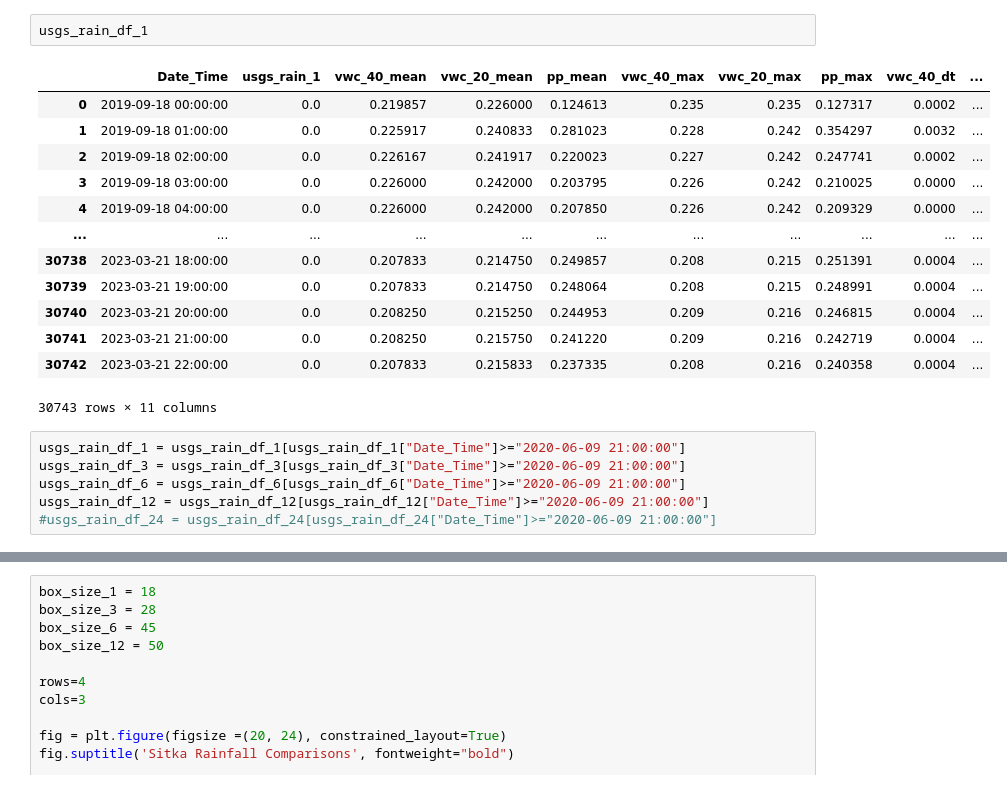
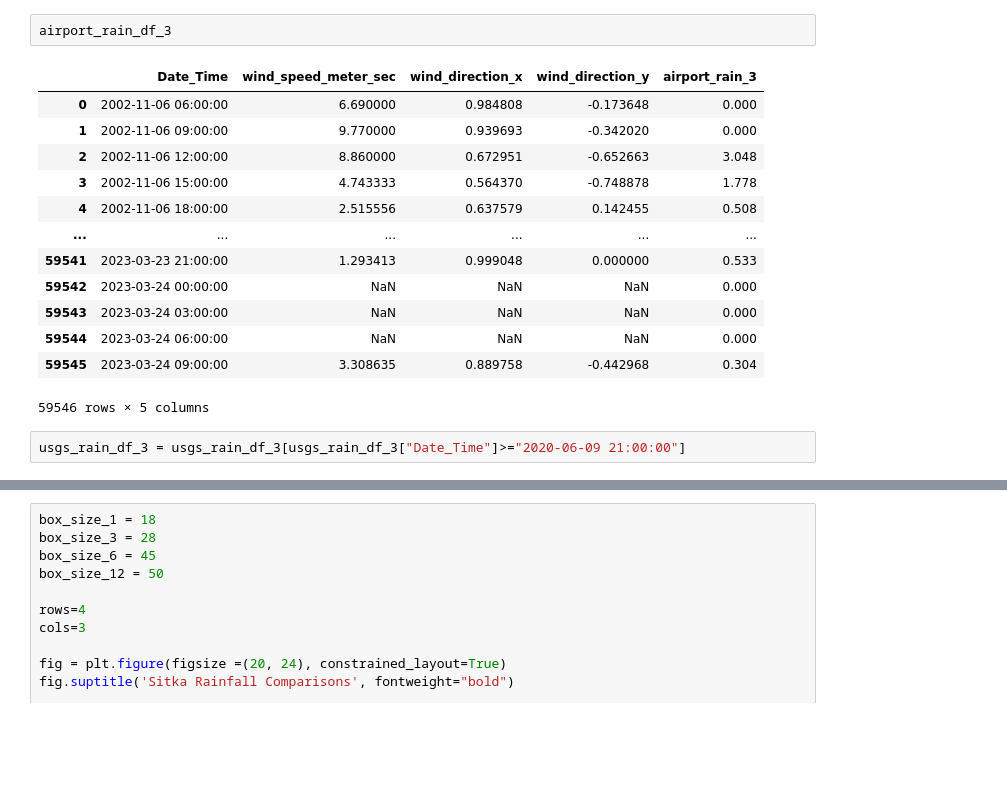
Before and after one commit to jsheppar/LSTM-Multistep-Prediction, a Jupyter notebook: rainfall_comparison.ipynb, the cells around one changed output, grey strips where cells are left out. Saved outputs shown, nothing was run; the diff lists cells and outputs as text; blank space fills up the shorter version.

```diff
--- a/rainfall_comparison.ipynb
+++ b/rainfall_comparison.ipynb
@@ -86,23 +35,19 @@ usgs_rain_df_12.rename({'Sitka_waterPressure_psig_sp2_60cm_dt': 'pp_dt'}, axis='
 # %%
-usgs_rain_df_1
+airport_rain_df_3
 # %% [output]
-|  | Date_Time | usgs_rain_1 | vwc_40_mean | vwc_20_mean | pp_mean | vwc_40_max | vwc_20_max | pp_max | vwc_40_dt | ... |
-| 0 | 2019-09-18 00:00:00 | 0.0 | 0.219857 | 0.226000 | 0.124613 | 0.235 | 0.235 | 0.127317 | 0.0002 | ... |
-| 1 | 2019-09-18 01:00:00 | 0.0 | 0.225917 | 0.240833 | 0.281023 | 0.228 | 0.242 | 0.354297 | 0.0032 | ... |
-| 2 | 2019-09-18 02:00:00 | 0.0 | 0.226167 | 0.241917 | 0.220023 | 0.227 | 0.242 | 0.247741 | 0.0002 | ... |
-| 3 | 2019-09-18 03:00:00 | 0.0 | 0.226000 | 0.242000 | 0.203795 | 0.226 | 0.242 | 0.210025 | 0.0000 | ... |
-| 4 | 2019-09-18 04:00:00 | 0.0 | 0.226000 | 0.242000 | 0.207850 | 0.226 | 0.242 | 0.209329 | 0.0000 | ... |
-| ... | ... | ... | ... | ... | ... | ... | ... | ... | ... | ... |
-| 30738 | 2023-03-21 18:00:00 | 0.0 | 0.207833 | 0.214750 | 0.249857 | 0.208 | 0.215 | 0.251391 | 0.0004 | ... |
-| 30739 | 2023-03-21 19:00:00 | 0.0 | 0.207833 | 0.214750 | 0.248064 | 0.208 | 0.215 | 0.248991 | 0.0004 | ... |
-| 30740 | 2023-03-21 20:00:00 | 0.0 | 0.208250 | 0.215250 | 0.244953 | 0.209 | 0.216 | 0.246815 | 0.0004 | ... |
-| 30741 | 2023-03-21 21:00:00 | 0.0 | 0.208250 | 0.215750 | 0.241220 | 0.209 | 0.216 | 0.242719 | 0.0004 | ... |
-| 30742 | 2023-03-21 22:00:00 | 0.0 | 0.207833 | 0.215833 | 0.237335 | 0.208 | 0.216 | 0.240358 | 0.0004 | ... |
+|  | Date_Time | wind_speed_meter_sec | wind_direction_x | wind_direction_y | airport_rain_3 |
+| 0 | 2002-11-06 06:00:00 | 6.690000 | 0.984808 | -0.173648 | 0.000 |
+| 1 | 2002-11-06 09:00:00 | 9.770000 | 0.939693 | -0.342020 | 0.000 |
+| 2 | 2002-11-06 12:00:00 | 8.860000 | 0.672951 | -0.652663 | 3.048 |
+| 3 | 2002-11-06 15:00:00 | 4.743333 | 0.564370 | -0.748878 | 1.778 |
+| 4 | 2002-11-06 18:00:00 | 2.515556 | 0.637579 | 0.142455 | 0.508 |
+| ... | ... | ... | ... | ... | ... |
+| 59541 | 2023-03-23 21:00:00 | 1.293413 | 0.999048 | 0.000000 | 0.533 |
+| 59542 | 2023-03-24 00:00:00 | NaN | NaN | NaN | 0.000 |
+| 59543 | 2023-03-24 03:00:00 | NaN | NaN | NaN | 0.000 |
+| 59544 | 2023-03-24 06:00:00 | NaN | NaN | NaN | 0.000 |
+| 59545 | 2023-03-24 09:00:00 | 3.308635 | 0.889758 | -0.442968 | 0.304 |
-30743 rows × 11 columns
+59546 rows × 5 columns
 # %%
-usgs_rain_df_1 = usgs_rain_df_1[usgs_rain_df_1["Date_Time"]>="2020-06-09 21:00:00"]
 usgs_rain_df_3 = usgs_rain_df_3[usgs_rain_df_3["Date_Time"]>="2020-06-09 21:00:00"]
-usgs_rain_df_6 = usgs_rain_df_6[usgs_rain_df_6["Date_Time"]>="2020-06-09 21:00:00"]
-usgs_rain_df_12 = usgs_rain_df_12[usgs_rain_df_12["Date_Time"]>="2020-06-09 21:00:00"]
-#usgs_rain_df_24 = usgs_rain_df_24[usgs_rain_df_24["Date_Time"]>="2020-06-09 21:00:00"]
 # %%
```
Also changed, not shown: parts of 13 cells of this notebook, 57 other files.
